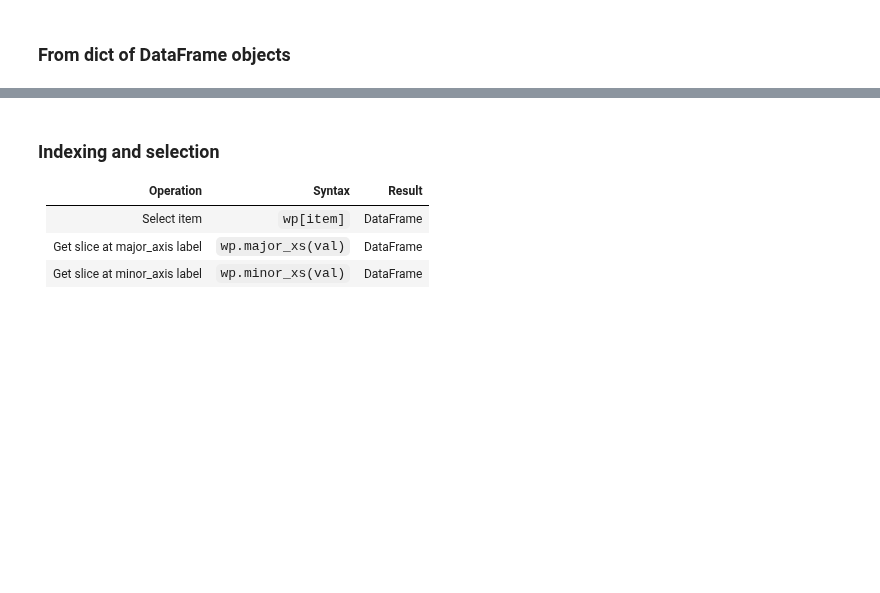
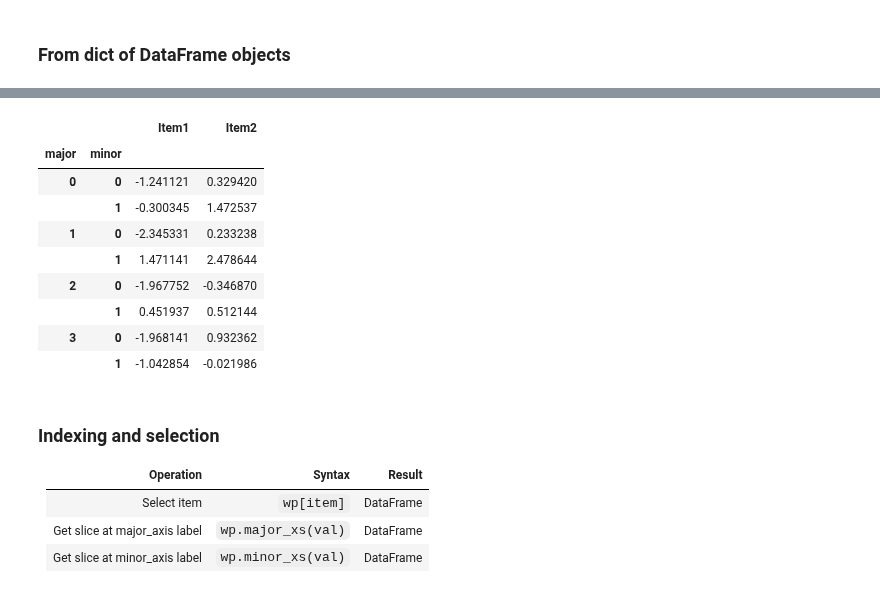
Before and after one commit to cuttlefishh/python-for-data-analysis, a Jupyter notebook: lessons/lesson18.ipynb, the cells around one changed output, grey strips where cells are left out. Drawn from its saved outputs; the diff is of its cells as text; code cells hidden in the pictures; blank space fills up the shorter version.

```diff
--- a/lessons/lesson18.ipynb
+++ b/lessons/lesson18.ipynb
@@ -424,3 +449,16 @@ panel2.Item2
+# %%
+panel2.to_frame()
+# %% [output]
+|  |  | Item1 | Item2 |
+| major | minor |  |  |
+| 0 | 0 | -1.241121 | 0.329420 |
+|  | 1 | -0.300345 | 1.472537 |
+| 1 | 0 | -2.345331 | 0.233238 |
+|  | 1 | 1.471141 | 2.478644 |
+| 2 | 0 | -1.967752 | -0.346870 |
+|  | 1 | 0.451937 | 0.512144 |
+| 3 | 0 | -1.968141 | 0.932362 |
+|  | 1 | -1.042854 | -0.021986 |
 # %% [markdown]
 ### Indexing and selection
 
```
Also changed, not shown: parts of 18 cells of this notebook, 4 other files.
